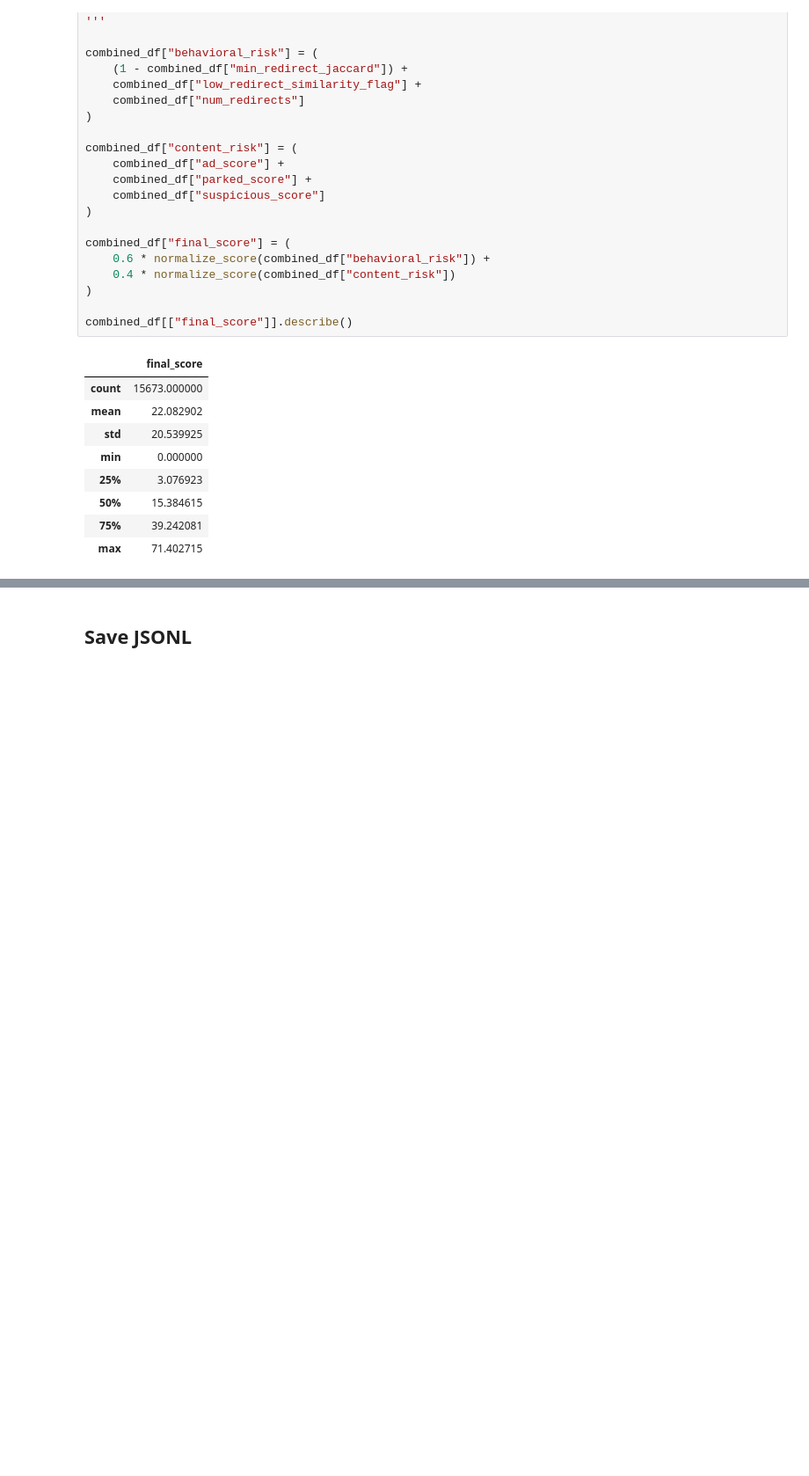
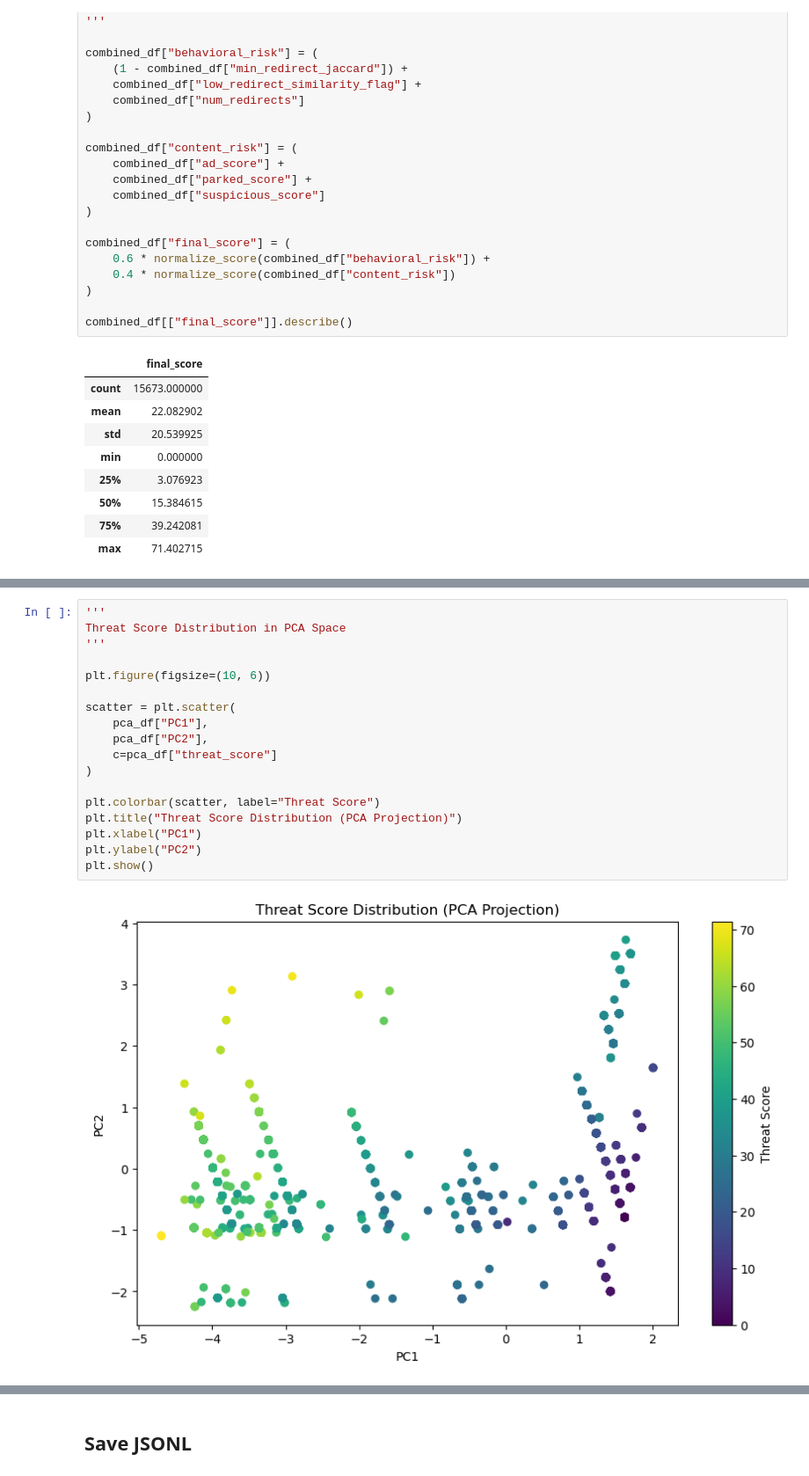
Before and after one commit to YouKnowJoey/sketchy-parking-lot, a Jupyter notebook: notebooks/wrangling_analysis.ipynb, the cells around one changed output, grey strips where cells are left out. Shown at 88% size. Drawn from its saved outputs; the diff is of its cells as text; blank space fills up the shorter version.

```diff
--- a/notebooks/wrangling_analysis.ipynb
+++ b/notebooks/wrangling_analysis.ipynb
@@ -786,0 +819,20 @@ Index(['url', 'service', 'hops', 'redirectChain', 'finalUrl', 'title',
+# %%
+'''
+Threat Score Distribution in PCA Space
+'''
+
+plt.figure(figsize=(10, 6))
+
+scatter = plt.scatter(
+    pca_df["PC1"],
+    pca_df["PC2"],
+    c=pca_df["threat_score"]
+)
+
+plt.colorbar(scatter, label="Threat Score")
+plt.title("Threat Score Distribution (PCA Projection)")
+plt.xlabel("PC1")
+plt.ylabel("PC2")
+plt.show()
+# %% [output]
+[figure, added]
```
Also changed, not shown: parts of 7 cells of this notebook.
